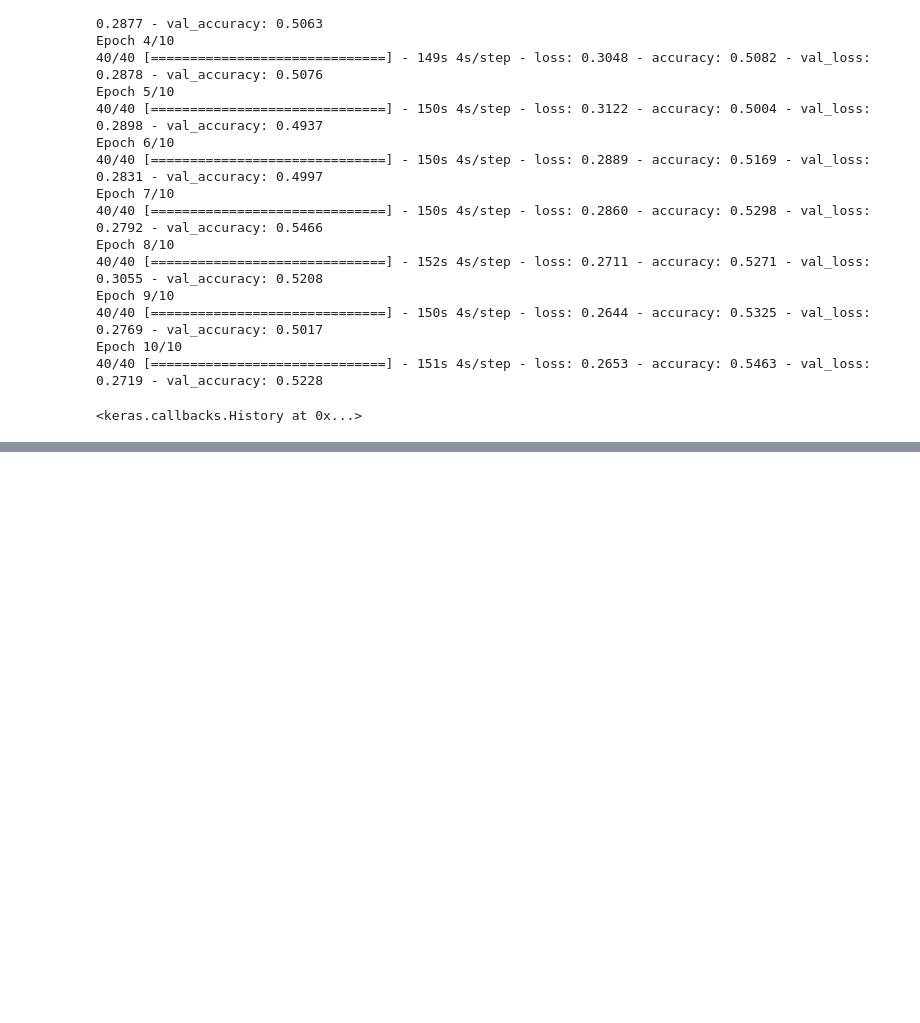
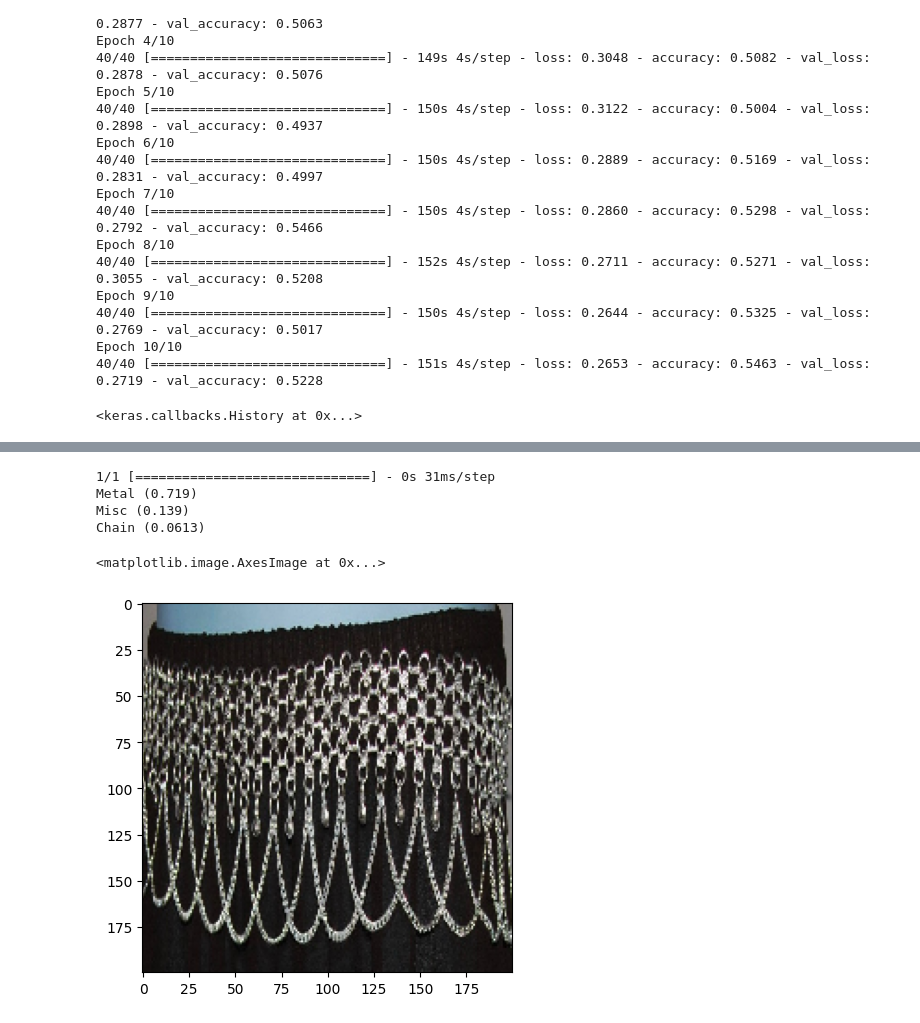
Before and after one commit to Vasundhhara/Belt_prediction_CNN, a Jupyter notebook: multi_label_classifier.ipynb, the cells around one changed output, grey strips where cells are left out. Saved outputs shown, nothing was run; the diff lists cells and outputs as text; code cells hidden in the pictures; blank space fills up the shorter version.

```diff
--- a/multi_label_classifier.ipynb
+++ b/multi_label_classifier.ipynb
@@ -226,0 +236,14 @@ Epoch 10/10
+# %%
+classes = np.array(train.columns[2:])
+prob = model.predict(img.reshape(1,200,200,3))
+top_3 = np.argsort(prob[0])[:-4:-1]
+for i in range(3):
+    print("{}".format(classes[top_3[i]])+" ({:.3})".format(prob[0][top_3[i]]))
+plt.imshow(img)
+# %% [output]
+1/1 [==============================] - 0s 31ms/step
+Metal (0.719)
+Misc (0.139)
+Chain (0.0613)
+<matplotlib.image.AxesImage at 0x...>
+[figure, added]
```
Also changed, not shown: parts of 2 cells of this notebook.
